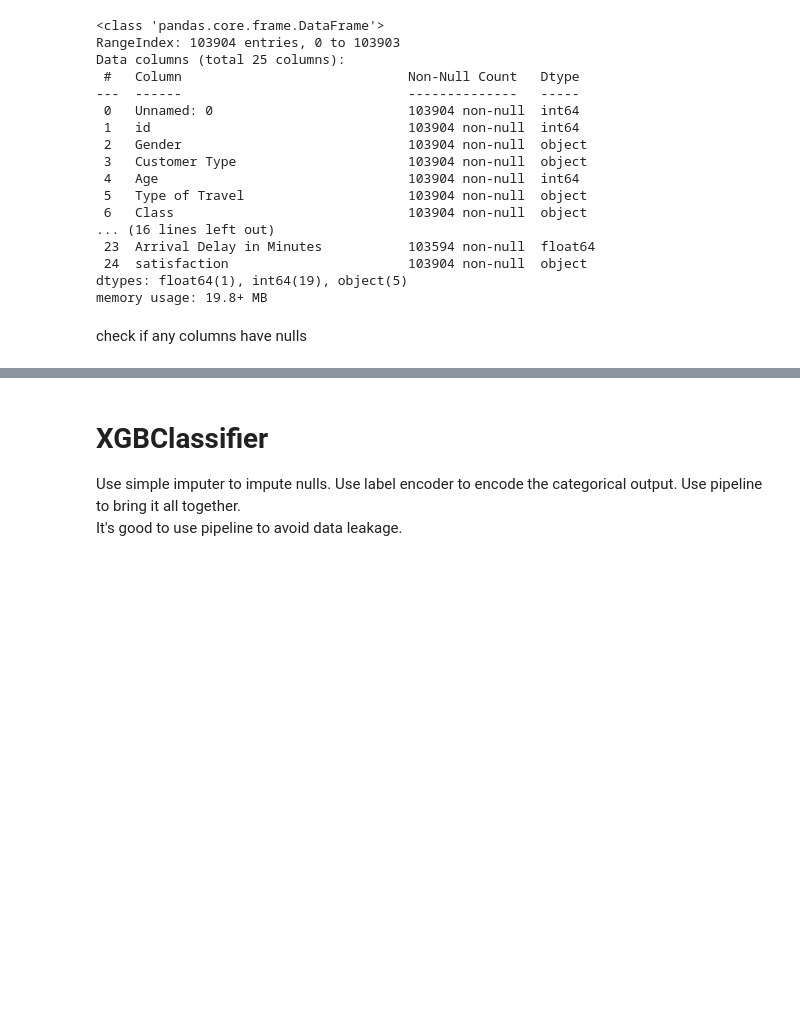
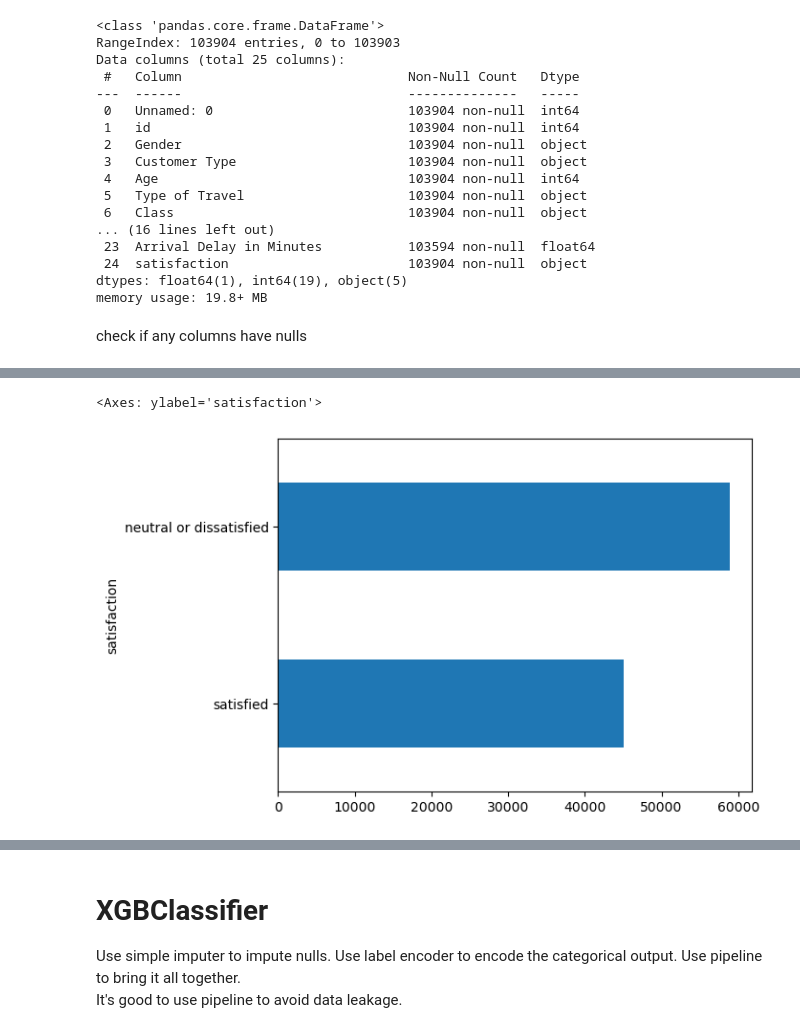
Before and after one commit to ucagub/kaggle_practice, a Jupyter notebook: airline/train.ipynb, the cells around one changed output, grey strips where cells are left out. Cells and saved outputs as stored; diff of their text form; code cells hidden in the pictures; blank space fills up the shorter version.

```diff
--- a/airline/train.ipynb
+++ b/airline/train.ipynb
@@ -79,0 +91,4 @@ dtype: bool
+# %%
+# drop unnamed 0 since it seems like its just the index
+df = df.drop('Unnamed: 0', axis=1)
+df.isnull().any()
@@ -79,0 +136,6 @@ dtype: bool
+# %%
+# fig, axes = plt.subplots()
+df.satisfaction.value_counts().sort_values().plot(kind='barh')
+# %% [output]
+<Axes: ylabel='satisfaction'>
+[figure, added]
```
Also changed, not shown: parts of 41 cells of this notebook, 5 other files.
